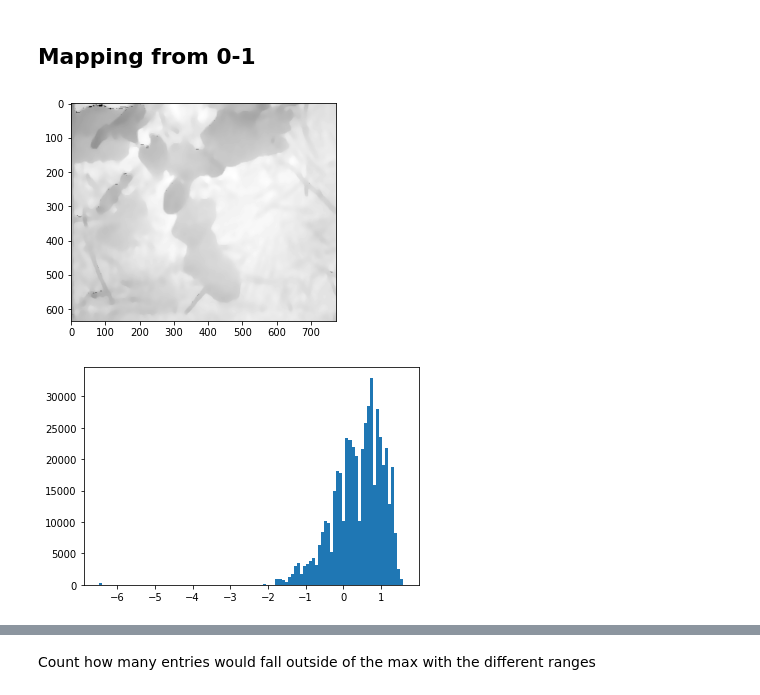
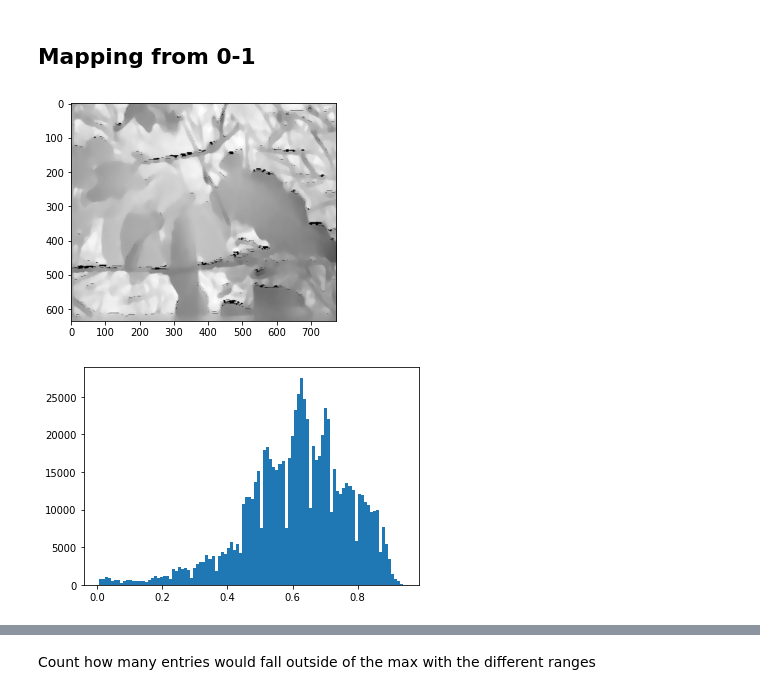
Before and after one commit to ponderbb/GALIROOT, a Jupyter notebook: src/sandbox.ipynb, the cells around one changed output, grey strips where cells are left out. Saved outputs shown, nothing was run; the diff lists cells and outputs as text; code cells hidden in the pictures.

```diff
--- a/src/sandbox.ipynb
+++ b/src/sandbox.ipynb
@@ -77,20 +78,20 @@ _,test_name_d = utils.list_files("/zhome/3b/d/154066/repos/GALIROOT/data/l515_la
 # %% [markdown]
 ## Mapping from 0-1
 # %%
-image_pil = np.asarray(Image.open(train_path_d[70]))
+image_pil = np.asarray(Image.open('/zhome/3b/d/154066/repos/GALIROOT/data/l515_lab_1410/depth/temp/20200623_skaevinge_depth_0_1624441144752467394.png'))
 
 transform = A.Compose([A.Crop(x_min=345,y_min=365,x_max=1120,y_max=1000), A.Normalize(mean = [0.7188], std = [0.1109])]) #, A.Normalize(mean = [0.7188], std = [0.1109])]
 
-img = ((image_pil-300)*255)/((500-300)) # subtracting lower bound, dividing by "new" upper bound"
-img = img.clip(min=0, max=255) # clipping extra values, as we do not use absolute upper and lower bound
+img = ((image_pil-300))/((500-300)) # subtracting lower bound, dividing by "new" upper bound"
+img = img.clip(min=0, max=1) # clipping extra values, as we do not use absolute upper and lower bound
 transformed = transform(image =img)
 plt.imshow(transformed['image'], cmap='gray')
 plt.show()
 plt.figure(2)
-plt.hist(transformed['image'].ravel(),bins=100);
+plt.hist(img[img!=0].ravel(),bins=100);
 
 plt.show();
 # %% [output]
-[figure, old version]
+[figure, new version]
-[figure, old version]
+[figure, new version]
 # %%
```
Also changed, not shown: parts of 6 cells of this notebook, 7 other files.
